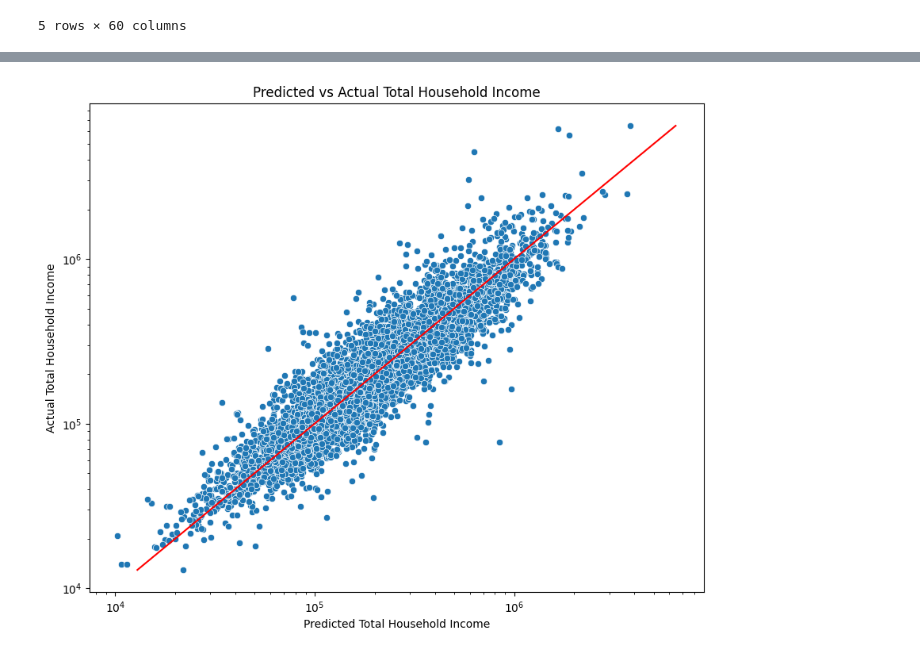
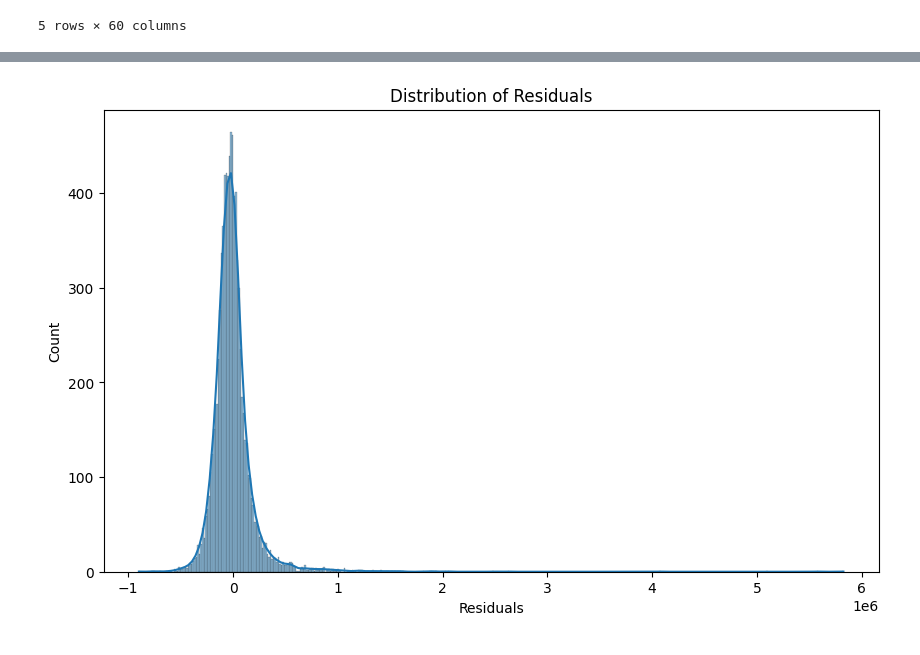
Before and after one commit to leonadoMacrus/final01, a Jupyter notebook: family1.ipynb, the cells around one changed output, grey strips where cells are left out. Saved outputs shown, nothing was run; the diff lists cells and outputs as text; code cells hidden in the pictures.

```diff
--- a/family1.ipynb
+++ b/family1.ipynb
@@ -8,8 +8,8 @@ from sklearn.metrics import mean_squared_error, r2_score
 import matplotlib.pyplot as plt
 import seaborn as sns
 # %%
-family = pd.DataFrame(pd.read_csv("./Family_Income_and_Expenditure.csv"))
-family.head()
+df = pd.DataFrame(pd.read_csv("./Family_Income_and_Expenditure.csv"))
+df.head()
 # %% [output]
 |  | Total Household Income | Region | Total Food Expenditure | Main Source of Income | Agricultural Household indicator | ... |
 | 0 | 480332 | CAR | 117848 | Wage/Salaries | 0 | ... |
@@ -109,13 +135,10 @@ Kích thước của mảng: (8309,)
-# %%
-# Plot the predictions (on the x-axis) against the outcome (cty) on the test data
-plt.figure(figsize=(10, 8))
-sns.scatterplot(x=pred, y=y_test)
-plt.plot([y_test.min(), y_test.max()], [y_test.min(), y_test.max()], color='red')
-plt.xscale('log')
-plt.yscale('log')
-plt.xlabel('Predicted Total Household Income')
-plt.ylabel('Actual Total Household Income')
-plt.title('Predicted vs Actual Total Household Income')
-plt.show()
-# %% [output]
-[figure, removed]
+# %%
+# Vẽ biểu đồ phân phối phần dư
+residuals = y_test - pred
+plt.figure(figsize=(10, 6))
+sns.histplot(residuals, kde=True)
+plt.xlabel('Residuals')
+plt.title('Distribution of Residuals')
+plt.show()
+# %% [output]
+[figure, added]
```
Also changed, not shown: parts of 9 cells of this notebook, 14 other files.
